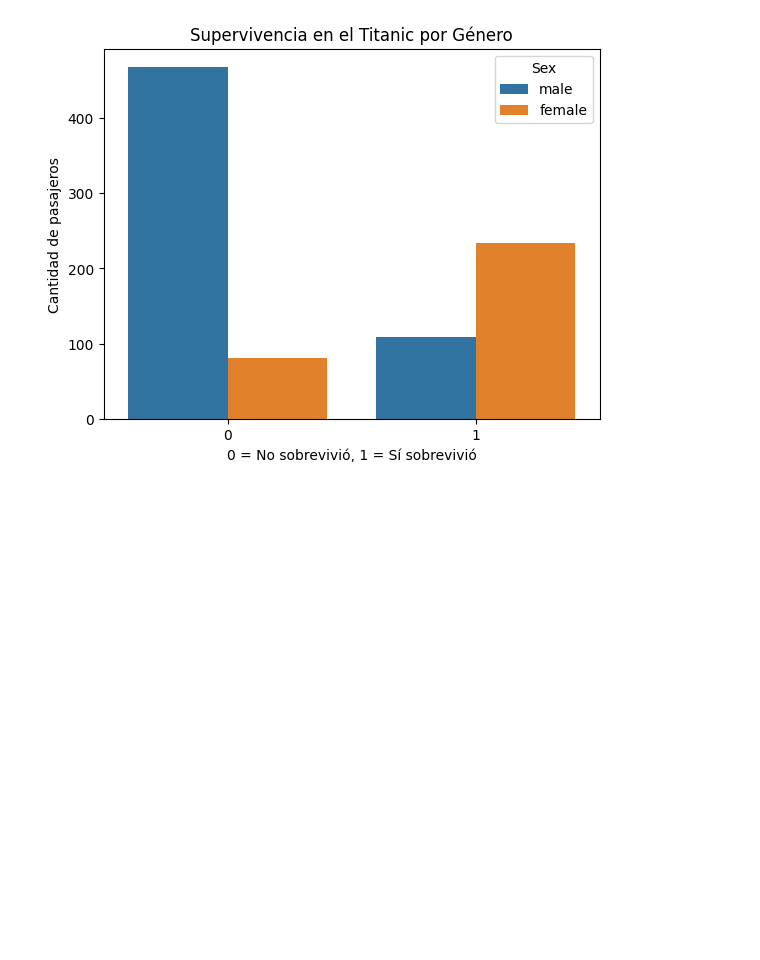
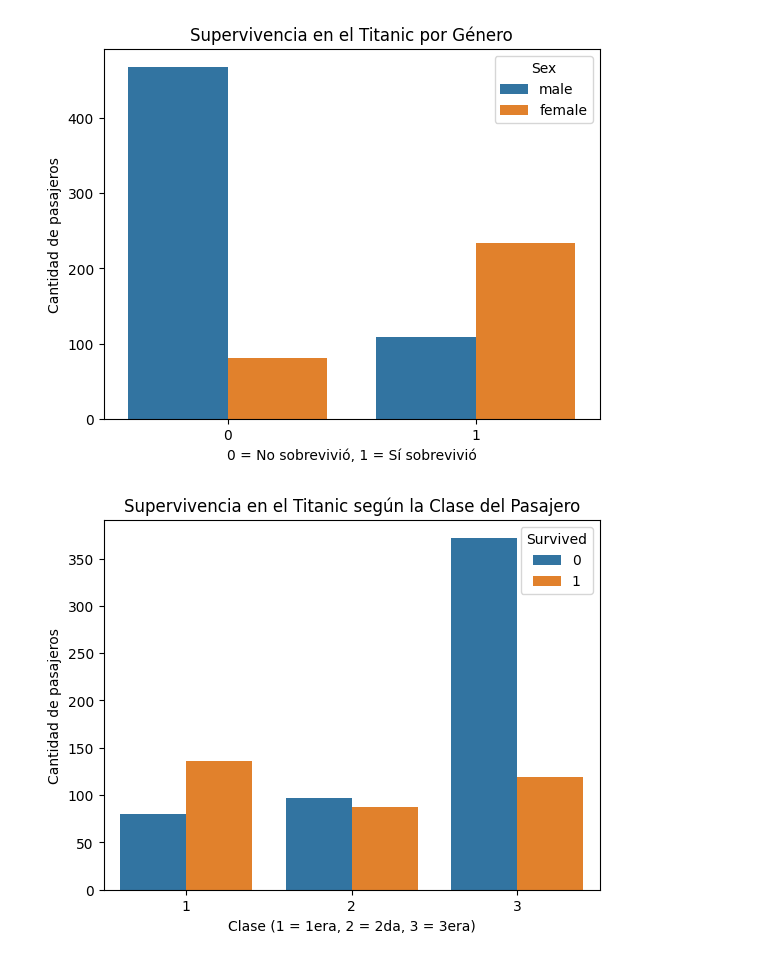
Before and after one commit to jony01714/EDA_Titanic, a Jupyter notebook: Analisis_Titanic.ipynb, the cells around one changed output. Cells and saved outputs as stored; diff of their text form; code cells hidden in the pictures; blank space fills up the shorter version.

Commit message:
Commit 4: Añado análisis por clase de pasajero y conclusiones del EDA

```diff
--- a/Analisis_Titanic.ipynb
+++ b/Analisis_Titanic.ipynb
@@ -23,3 +22,12 @@ plt.ylabel('Cantidad de pasajeros')
 plt.show()
 # %% [output]
 [figure]
+# %%
+# Gráfica de supervivencia por clase de pasajero
+sns.countplot(data=df, x='Pclass', hue='Survived')
+plt.title('Supervivencia en el Titanic según la Clase del Pasajero')
+plt.xlabel('Clase (1 = 1era, 2 = 2da, 3 = 3era)')
+plt.ylabel('Cantidad de pasajeros')
+plt.show()
+# %% [output]
+[figure, added]
```
Also changed, not shown: parts of 1 cell of this notebook.
